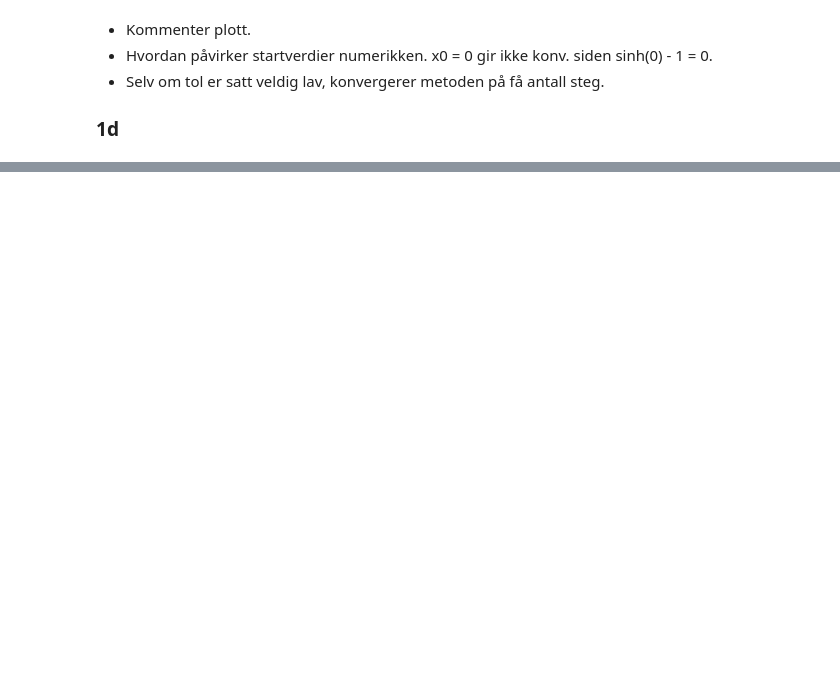
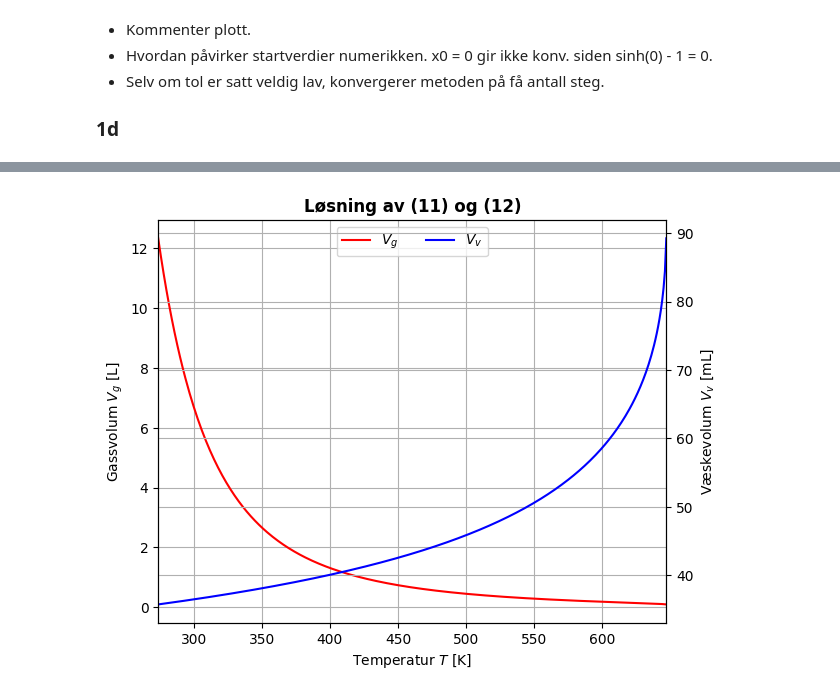
Before and after one commit to willidu/TMA4320, a Jupyter notebook: tekfys-prosjekt/oppgave1.ipynb, the cells around one changed output, grey strips where cells are left out. Drawn from its saved outputs; the diff is of its cells as text; code cells hidden in the pictures; blank space fills up the shorter version.

```diff
--- a/tekfys-prosjekt/oppgave1.ipynb
+++ b/tekfys-prosjekt/oppgave1.ipynb
@@ -96,0 +228,41 @@ Vi ser at vi får q = 2 som svarer til kvadratisk konvergens, som var det vi for
+# %%
+temp_arr = np.arange(274, 648)
+
+x0 = (12.6e-3, 35.7e-6)  # [m^3]
+
+data = []
+for i, t in enumerate(temp_arr):
+    if i == 0:
+        sol = solve_newton_system(f_func, jacobi_func, x0=x0, tol=1e-14, T=t, a=a, b=b)[-1]
+    else:
+        sol = solve_newton_system(f_func, jacobi_func, x0=data[-1], tol=1e-14, T=t, a=a, b=b)[-1]
+    data.append(sol)
+
+data = np.asarray(data)
+
+Vg = data[:,0]
+Vv = data[:,1]
+# %%
+fig, ax1 = plt.subplots()
+
+color = 'tab:red'
+ax1.set(
+    xlabel='Temperatur $T$ [K]',
+    ylabel=r'Gassvolum $V_g$ [L]'
+)
+ax1.plot(temp_arr, Vg*1e3, '-', c='r', label=r'$V_g$')
+ax1.plot([], [], '-', c='b', label=r'$V_v$')  # Only for label, does not give a line
+ax1.legend(loc='upper center', ncol=2)
+ax1.grid()
+
+ax2 = ax1.twinx()
+ax2.set(ylabel=r'Væskevolum $V_v$ [mL]')
+ax2.plot(temp_arr, Vv*1e6, '-', c='b', label=r'$V_v$')
+ax2.grid()
+
+fig.tight_layout()
+plt.title('Løsning av (11) og (12)', weight='bold')
+plt.xlim(274, 647)
+plt.show()
+# %% [output]
+[figure, added]
```
Also changed, not shown: parts of 13 cells of this notebook.
